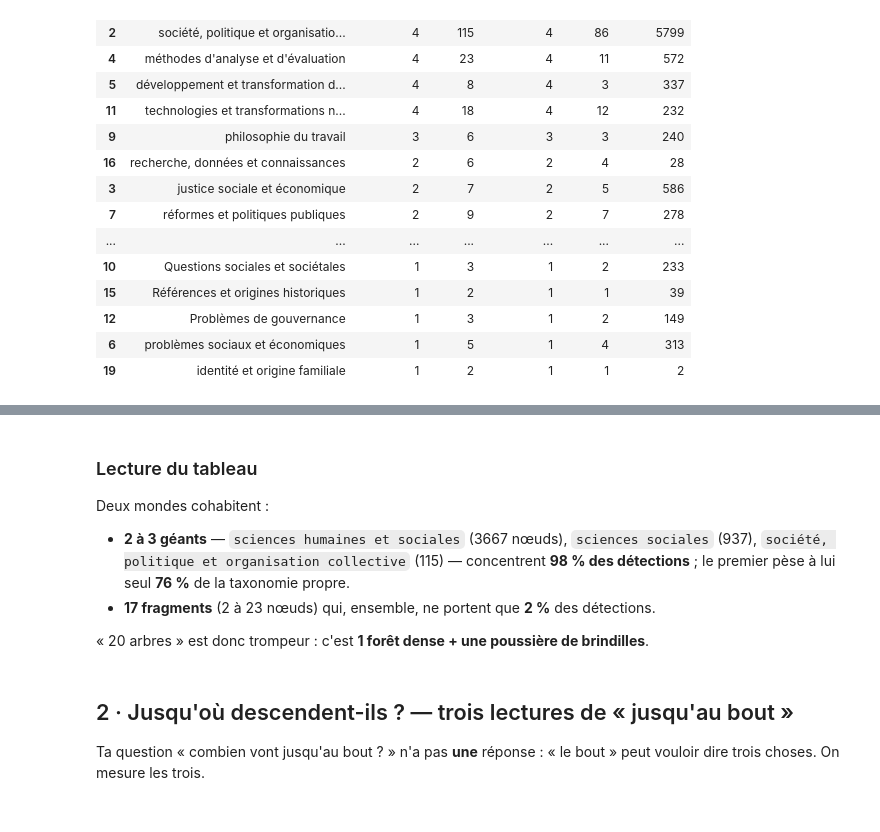
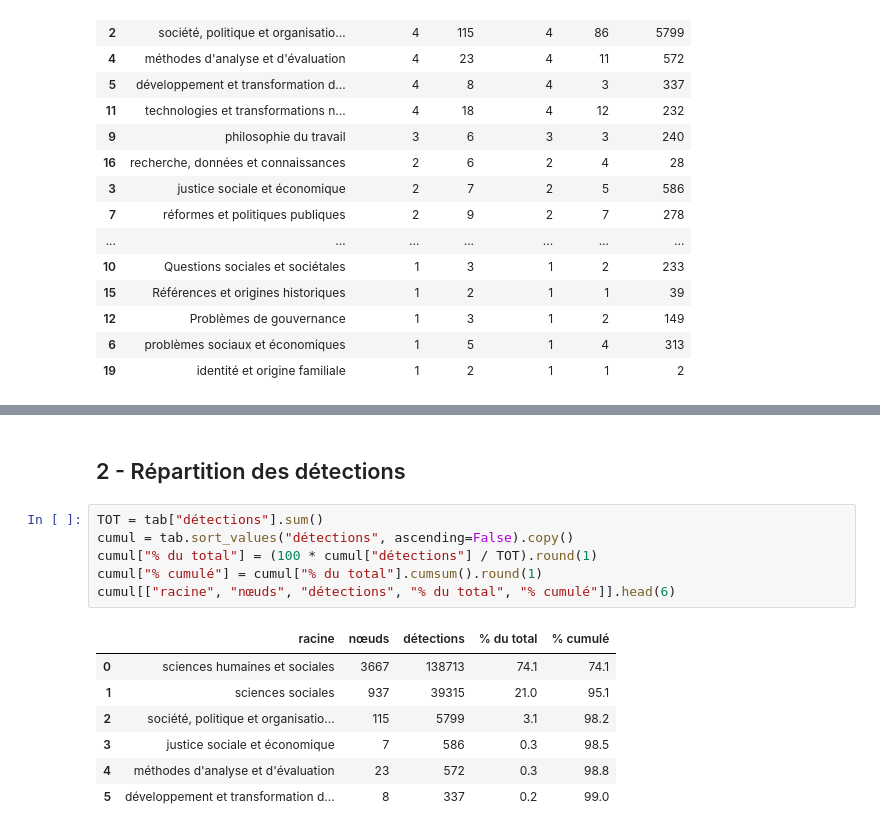
Before and after one commit to dataforgoodfr/cahier_doleances, a Jupyter notebook: analyse/structure_arbres_v3.ipynb, the cells around one changed output, grey strips where cells are left out. Cells and saved outputs as stored; diff of their text form.

```diff
--- a/analyse/structure_arbres_v3.ipynb
+++ b/analyse/structure_arbres_v3.ipynb
@@ -165,16 +147,16 @@ print(f"\nÀ lui seul, « {g['racine']} » = {g['nœuds']} nœuds "
-# %% [markdown]
-### Lecture du tableau
-
-Deux mondes cohabitent :
-
-- **2 à 3 géants** — `sciences humaines et sociales` (3667 nœuds), `sciences sociales` (937),
-  `société, politique et organisation collective` (115) — concentrent **98 % des détections** ;
-  le premier pèse à lui seul **76 %** de la taxonomie propre.
-- **17 fragments** (2 à 23 nœuds) qui, ensemble, ne portent que **2 %** des détections.
-
-« 20 arbres » est donc trompeur : c'est **1 forêt dense + une poussière de brindilles**.
-# %% [markdown]
-## 2 · Jusqu'où descendent-ils ? — trois lectures de « jusqu'au bout »
-
-Ta question « combien vont jusqu'au bout ? » n'a pas **une** réponse : « le bout » peut vouloir
-dire trois choses. On mesure les trois.
+# %% [markdown]
+## 2 - Répartition des détections
+# %%
+TOT = tab["détections"].sum()
+cumul = tab.sort_values("détections", ascending=False).copy()
+cumul["% du total"] = (100 * cumul["détections"] / TOT).round(1)
+cumul["% cumulé"] = cumul["% du total"].cumsum().round(1)
+cumul[["racine", "nœuds", "détections", "% du total", "% cumulé"]].head(6)
+# %% [output]
+|  | racine | nœuds | détections | % du total | % cumulé |
+| 0 | sciences humaines et sociales | 3667 | 138713 | 74.1 | 74.1 |
+| 1 | sciences sociales | 937 | 39315 | 21.0 | 95.1 |
+| 2 | société, politique et organisatio... | 115 | 5799 | 3.1 | 98.2 |
+| 3 | justice sociale et économique | 7 | 586 | 0.3 | 98.5 |
+| 4 | méthodes d'analyse et d'évaluation | 23 | 572 | 0.3 | 98.8 |
+| 5 | développement et transformation d... | 8 | 337 | 0.2 | 99.0 |
```
Also changed, not shown: parts of 32 cells of this notebook, 9 other files.
